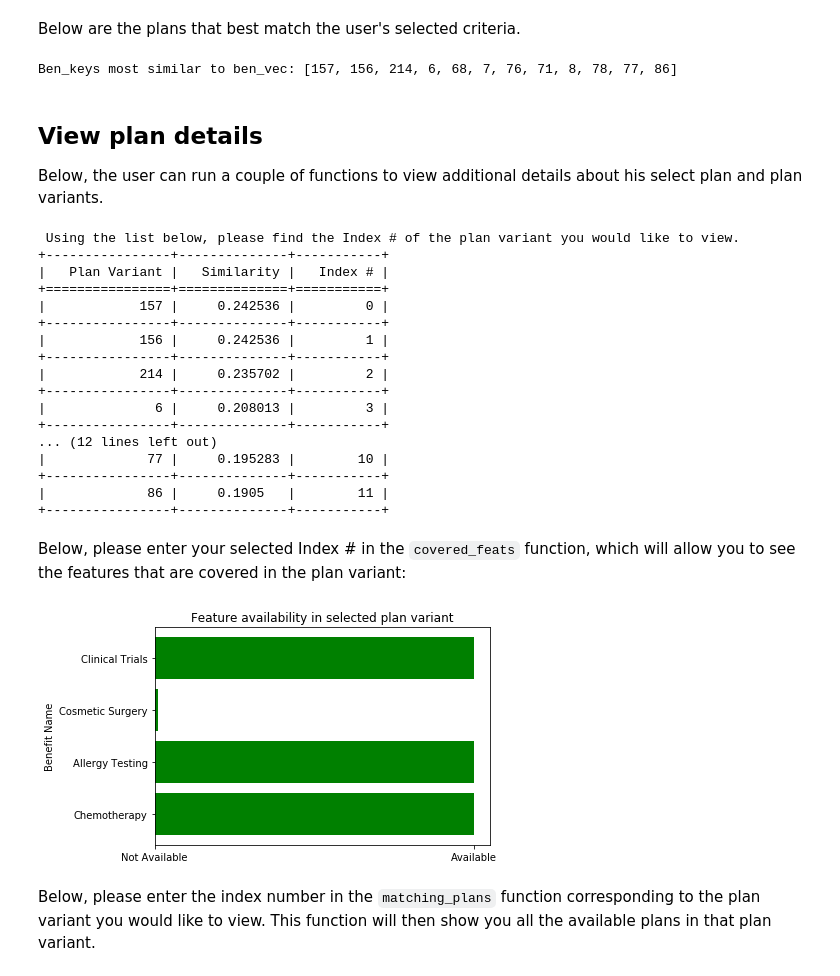
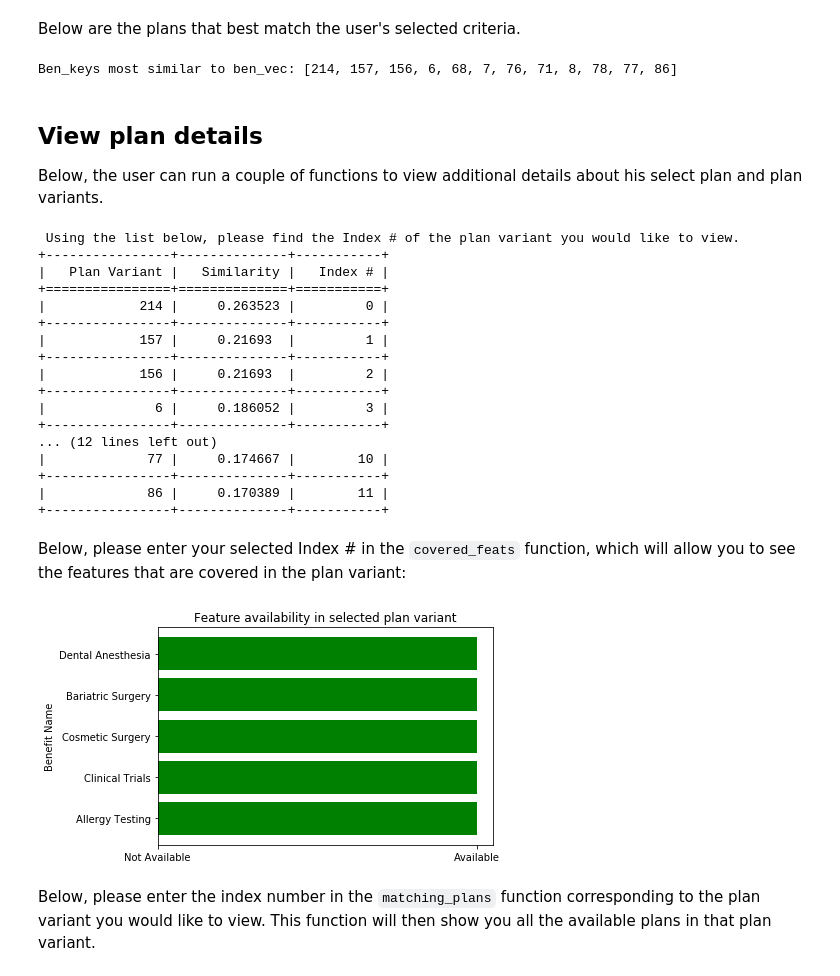
Before and after one commit to namanbhandari1/capstone, a Jupyter notebook: notebooks/05-Recommender-SQL.ipynb, the cells around one changed output. Saved outputs shown, nothing was run; the diff lists cells and outputs as text; code cells hidden in the pictures.

```diff
--- a/notebooks/05-Recommender-SQL.ipynb
+++ b/notebooks/05-Recommender-SQL.ipynb
@@ -117,8 +117,8 @@ other_feats = {
 'NationalNetwork': ['No', 'Yes', 'YEs']
 }
 # %%
-def addl_filter(feats = other_feats):
-    filtered_df = filter_plans("'30'", "'yes'", "'AZ'")
+def addl_filter(age, tobacco, state, feats=other_feats):
+    filtered_df = filter_plans(age, tobacco, state)
     for feat in feats:
         filtered_df = filtered_df[filtered_df[feat].isin(feats[feat])]
     return filtered_df
@@ -134,7 +134,7 @@ my_feats = {
 'NationalNetwork': ['No', 'Yes', 'YEs']
 }
 # %%
-df_filt = addl_filter(my_feats)
+df_filt = addl_filter("'30'", "'no_pref'", "'AZ'", my_feats)
 # %% [markdown]
 ## Filtering by unique plan vectors: `no_dupes`
 
@@ -306,7 +311,7 @@ Below are the plans that best match the user's selected criteria.
 # %%
 print("Ben_keys most similar to ben_vec:", [b for a, b in top_matches])
 # %% [output]
-Ben_keys most similar to ben_vec: [157, 156, 214, 6, 68, 7, 76, 71, 8, 78, 77, 86]
+Ben_keys most similar to ben_vec: [214, 157, 156, 6, 68, 7, 76, 71, 8, 78, 77, 86]
 # %% [markdown]
 ## View plan details
 
@@ -323,45 +328,45 @@ print(tabulate(
 +----------------+--------------+-----------+
 |   Plan Variant |   Similarity |   Index # |
 +================+==============+===========+
-|            157 |     0.242536 |         0 |
+|            214 |     0.263523 |         0 |
 +----------------+--------------+-----------+
-|            156 |     0.242536 |         1 |
+|            157 |     0.21693  |         1 |
 +----------------+--------------+-----------+
-|            214 |     0.235702 |         2 |
+|            156 |     0.21693  |         2 |
 +----------------+--------------+-----------+
-|              6 |     0.208013 |         3 |
+|              6 |     0.186052 |         3 |
 +----------------+--------------+-----------+
 ... (12 lines left out)
-|             77 |     0.195283 |        10 |
+|             77 |     0.174667 |        10 |
 +----------------+--------------+-----------+
-|             86 |     0.1905   |        11 |
+|             86 |     0.170389 |        11 |
 +----------------+--------------+-----------+
 # %% [markdown]
 Below, please enter your selected Index # in the `covered_feats` function, which will allow you to see the features that are covered in the plan variant:
 # %%
 def covered_feats(index):
     # Get covered features in dataframe
     feat_coverage = no_dupes[no_dupes.index == top_matches[index][1]][sel_feats].head(10)
 
     # Plot the features
     x = list(feat_coverage.columns)
     coverage = [1 if feat_coverage[i].sum() > 0 else 0.01 for i in list(feat_coverage.columns)]
     colors = ['b', 'g', 'r', 'c', 'm', 'y', 'g']
 
     x_pos = [i for i, _ in enumerate(x)]
 
     plt.barh(x_pos, coverage, color='green')
     plt.ylabel("Benefit Name")
     plt.title("Feature availability in selected plan variant")
 
     plt.yticks(x_pos, x)
     plt.xticks(np.arange(2), ('Not Available', 'Available'))
 
     plt.show()
     return feat_coverage
-feat_coverage = covered_feats(3)
+feat_coverage = covered_feats(0)
 # %% [output]
-[figure, old version]
+[figure, new version]
 # %% [markdown]
 Below, please enter the index number in the `matching_plans` function corresponding to the plan variant you would like to view. This function will then show you all the available plans in that plan variant.
 # %%
```
Also changed, not shown: parts of 12 cells of this notebook, 13 other files.
